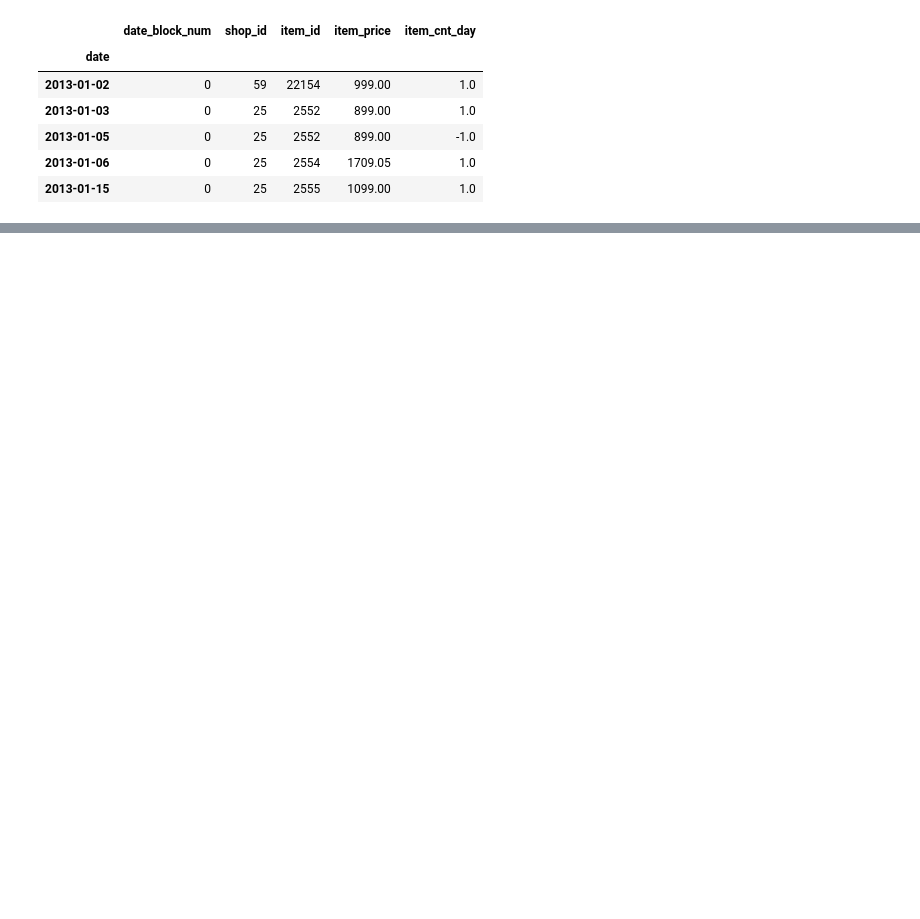
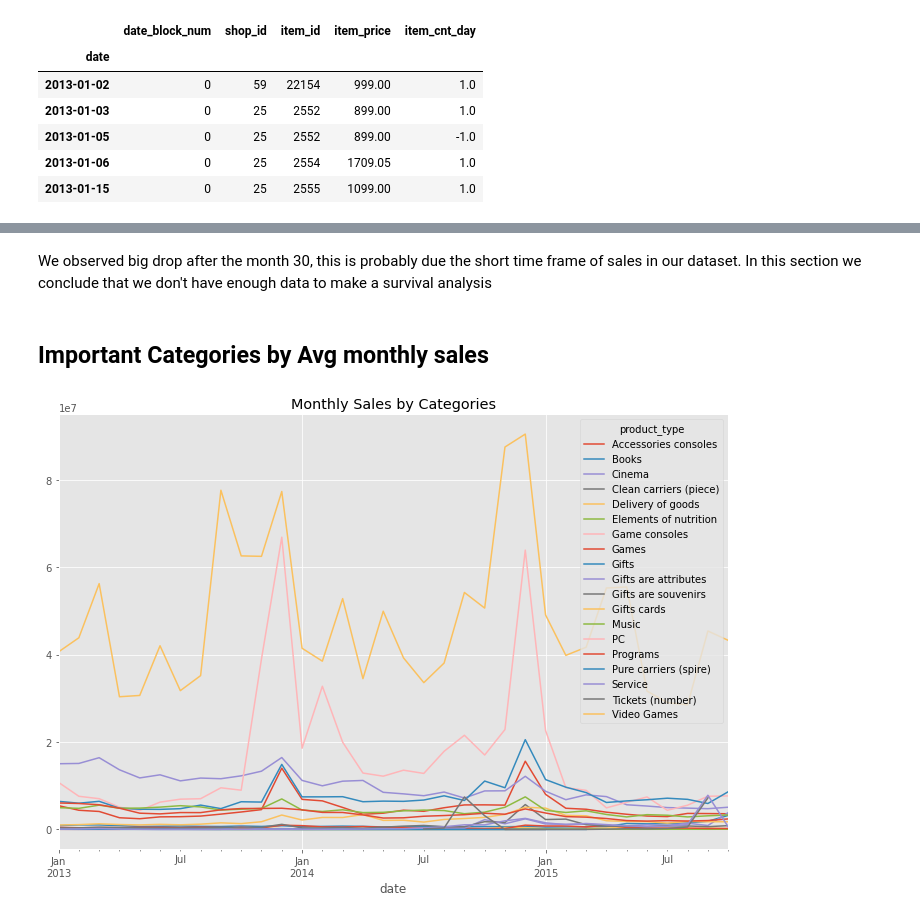
Before and after one commit to jquesada92/Kaggle_Times_Series_Competition, a Jupyter notebook: times_series_competition.ipynb, the cells around one changed output, grey strips where cells are left out. Saved outputs shown, nothing was run; the diff lists cells and outputs as text; code cells hidden in the pictures; blank space fills up the shorter version.

```diff
--- a/times_series_competition.ipynb
+++ b/times_series_competition.ipynb
@@ -203,0 +245,11 @@ g.map(plt.hist, "months", alpha=.4)
+# %% [markdown]
+We observed big drop after the month 30, this is probably due the short time frame of sales in our dataset. In this section we conclude that we don't have enough data to make a survival analysis
+# %% [markdown]
+## Important Categories by Avg monthly sales
+# %%
+df_category_montly_sales = df_monthly_sales.set_index("date").groupby('product_type').resample("M").sale.sum().reset_index().pivot_table(index='date',columns='product_type',values='sale',aggfunc='sum')
+
+df_category_montly_sales.plot(title = 'Monthly Sales by Categories')
+plt.show()
+# %% [output]
+[figure, added]
```
Also changed, not shown: parts of 33 cells of this notebook.
